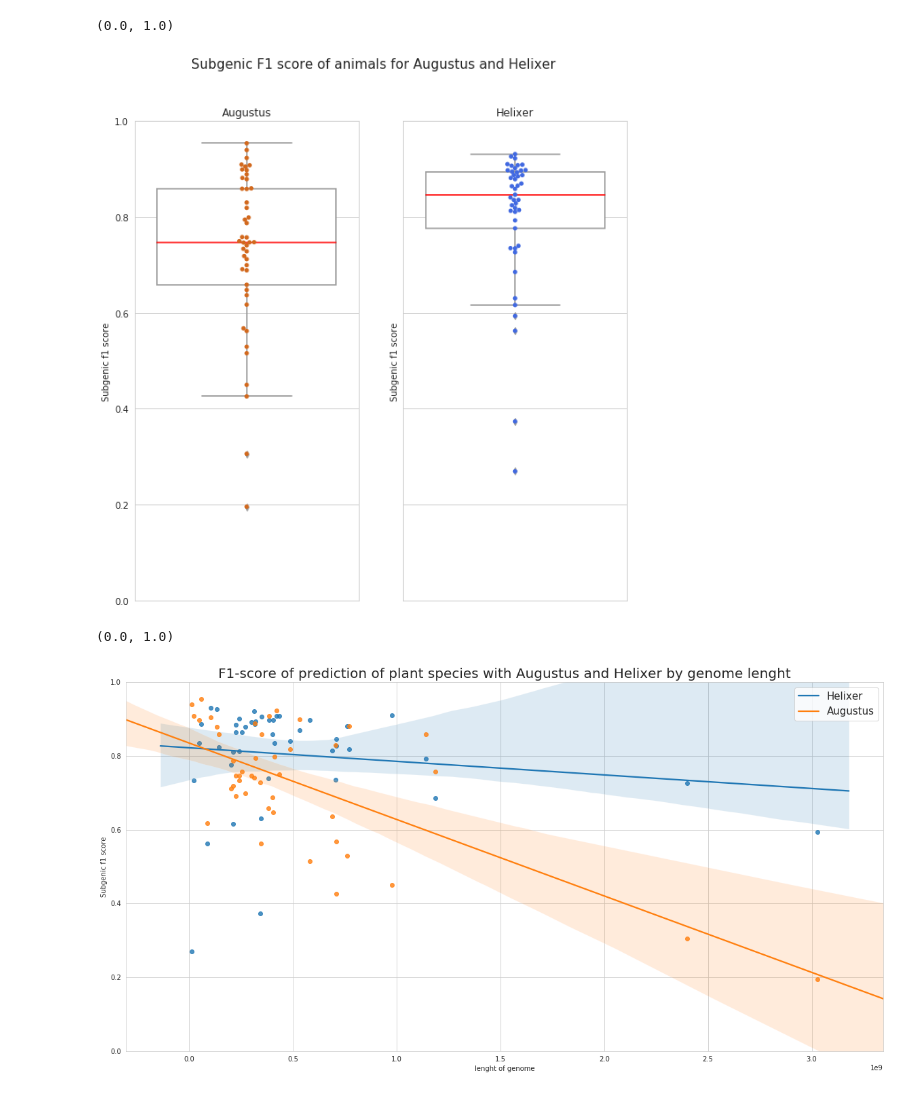
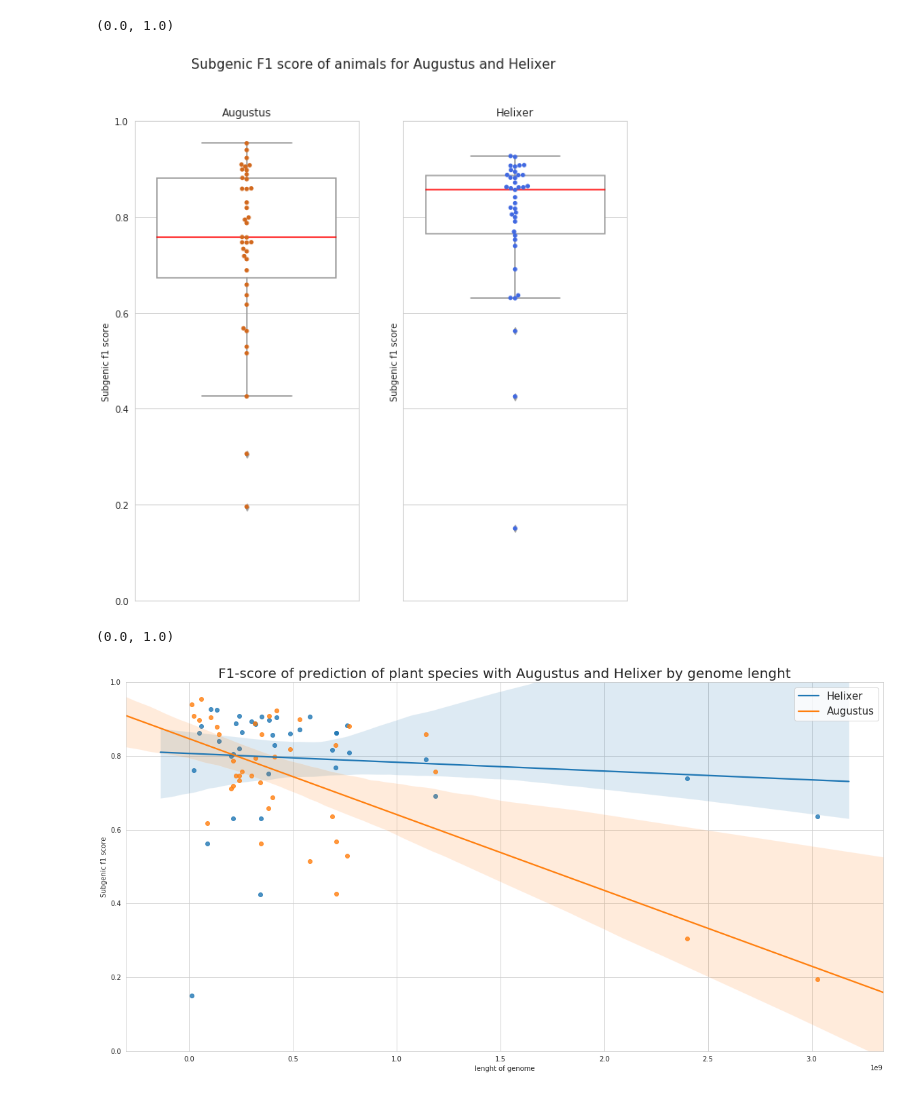
Before and after one commit to weberlab-hhu/helixer_scratch, a Jupyter notebook: plots/Plants.ipynb, the cells around one changed output. Drawn from its saved outputs; the diff is of its cells as text; code cells hidden in the pictures.

```diff
--- a/plots/Plants.ipynb
+++ b/plots/Plants.ipynb
@@ -5,7 +5,8 @@ import pandas as pd
 import seaborn as sns
 # %%
 df_aug = pd.read_csv('plant_LSTM_eval - Augustus_all.csv')
-df_nn = pd.read_csv('plant_LSTM_eval - nh7y2_11.csv')
+df_nn = pd.read_csv('plant_LSTM_eval - TSTA8.csv')
+# df_nn = pd.read_csv('plant_LSTM_eval - nh7y2_11.csv')
 df_meta = pd.read_csv('metadata_plants.csv')
 
 genomes = set(df_aug['genome']).intersection(set(df_nn['genome']))
@@ -61,27 +62,27 @@ plt.ylim((0.0, 1.0))
 # %%
 sns.set_style("whitegrid")
 f, axes = plt.subplots(1, 2,sharey=True, figsize=(10,10))
 
-sns.boxplot(y=df_animals["AUG"],medianprops={'color':'red'},ax=axes[0],color="white")
-sns.swarmplot(y="AUG", data=df_animals,ax=axes[0],color="chocolate")
+sns.boxplot(y=df_plants["AUG"],medianprops={'color':'red'},ax=axes[0],color="white")
+sns.swarmplot(y="AUG", data=df_plants,ax=axes[0],color="chocolate")
 axes[0].set_title('Augustus')
 axes[0].set_ylabel("Subgenic f1 score")
 
-sns.boxplot(y=df_animals["NN"],medianprops={'color':'red'},ax=axes[1],color="white")
-sns.swarmplot(y="NN", data=df_animals,ax=axes[1],color="royalblue")
+sns.boxplot(y=df_plants["NN"],medianprops={'color':'red'},ax=axes[1],color="white")
+sns.swarmplot(y="NN", data=df_plants,ax=axes[1],color="royalblue")
 axes[1].set_title('Helixer')
 axes[1].set_ylabel("Subgenic f1 score")
 
 plt.suptitle("Subgenic F1 score of animals for Augustus and Helixer",fontsize=15)
 plt.ylim((0.0, 1.0))
 # %% [output]
 (0.0, 1.0)
-[figure, old version]
+[figure, new version]
 # %%
 sns.set_style("whitegrid")
 f, axes = plt.subplots(1, 1,sharey=True, figsize=(20,10))
-animal_score_plot = sns.regplot(x='total_len',y='NN',data=df_animals.sort_values(by="total_len"))
-animal_score_plot = sns.regplot(x='total_len',y='AUG',data=df_animals.sort_values(by="total_len"))
+animal_score_plot = sns.regplot(x='total_len',y='NN',data=df_plants.sort_values(by="total_len"))
+animal_score_plot = sns.regplot(x='total_len',y='AUG',data=df_plants.sort_values(by="total_len"))
 plt.title("F1-score of prediction of plant species with Augustus and Helixer by genome lenght",fontsize=20)
 plt.xlabel("lenght of genome")
 plt.ylabel("Subgenic f1 score")
@@ -89,4 +90,4 @@ plt.legend(["Helixer","Augustus"],fontsize=15);
 plt.ylim((0.0, 1.0))
 # %% [output]
 (0.0, 1.0)
-[figure, old version]
+[figure, new version]
```
Also changed, not shown: parts of 2 cells of this notebook, 4 other files.
